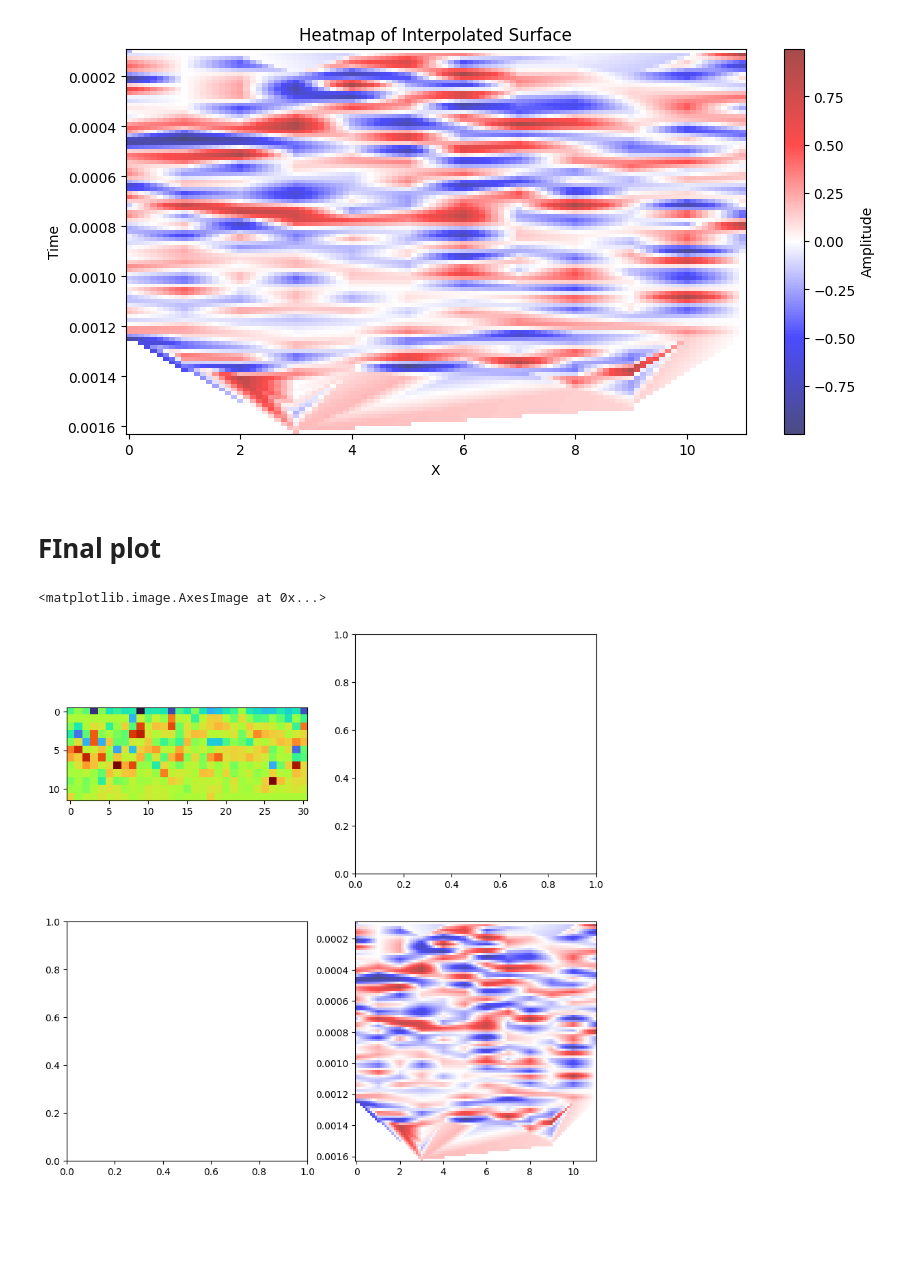
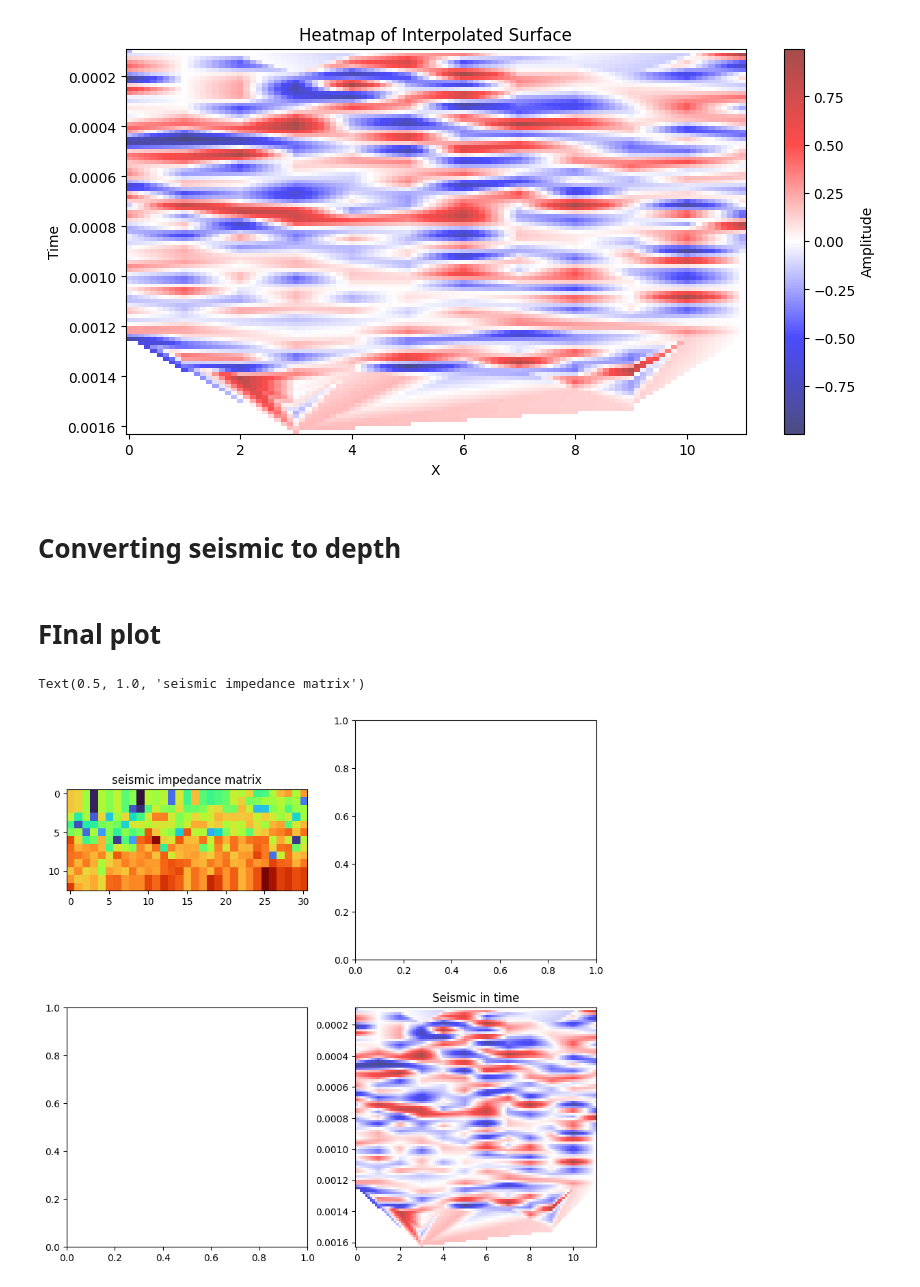
Before and after one commit to Dunckleosteus/seismic, a Jupyter notebook: seismic.ipynb, the cells around one changed output. Drawn from its saved outputs; the diff is of its cells as text; code cells hidden in the pictures; blank space fills up the shorter version.

```diff
--- a/seismic.ipynb
+++ b/seismic.ipynb
@@ -461,16 +461,20 @@ plt.gca().invert_yaxis()  # Invert y-axis to match seismic trace convention
 plt.show()
 # %% [output]
 [figure]
+# %% [markdown]
+# Converting seismic to depth
 # %% [markdown]
 # FInal plot
 # %%
 fig, ax = plt.subplots(nrows = 2, ncols=2, figsize=(10, 10))
 
 # seismic profile
 ax[1][1].pcolormesh(xi, ti, zi, cmap='seismic', shading='auto', alpha=0.7)
+ax[1][1].set_title("Seismic in time")
 ax[1][1].invert_yaxis()
 # seismic impedance
-ax[0][0].imshow(reflection_coeff, cmap="turbo")
+ax[0][0].imshow(impedance_matrix, cmap="turbo")
+ax[0][0].set_title("seismic impedance matrix")
 # %% [output]
-<matplotlib.image.AxesImage at 0x...>
+Text(0.5, 1.0, 'seismic impedance matrix')
-[figure, old version]
+[figure, new version]
```
